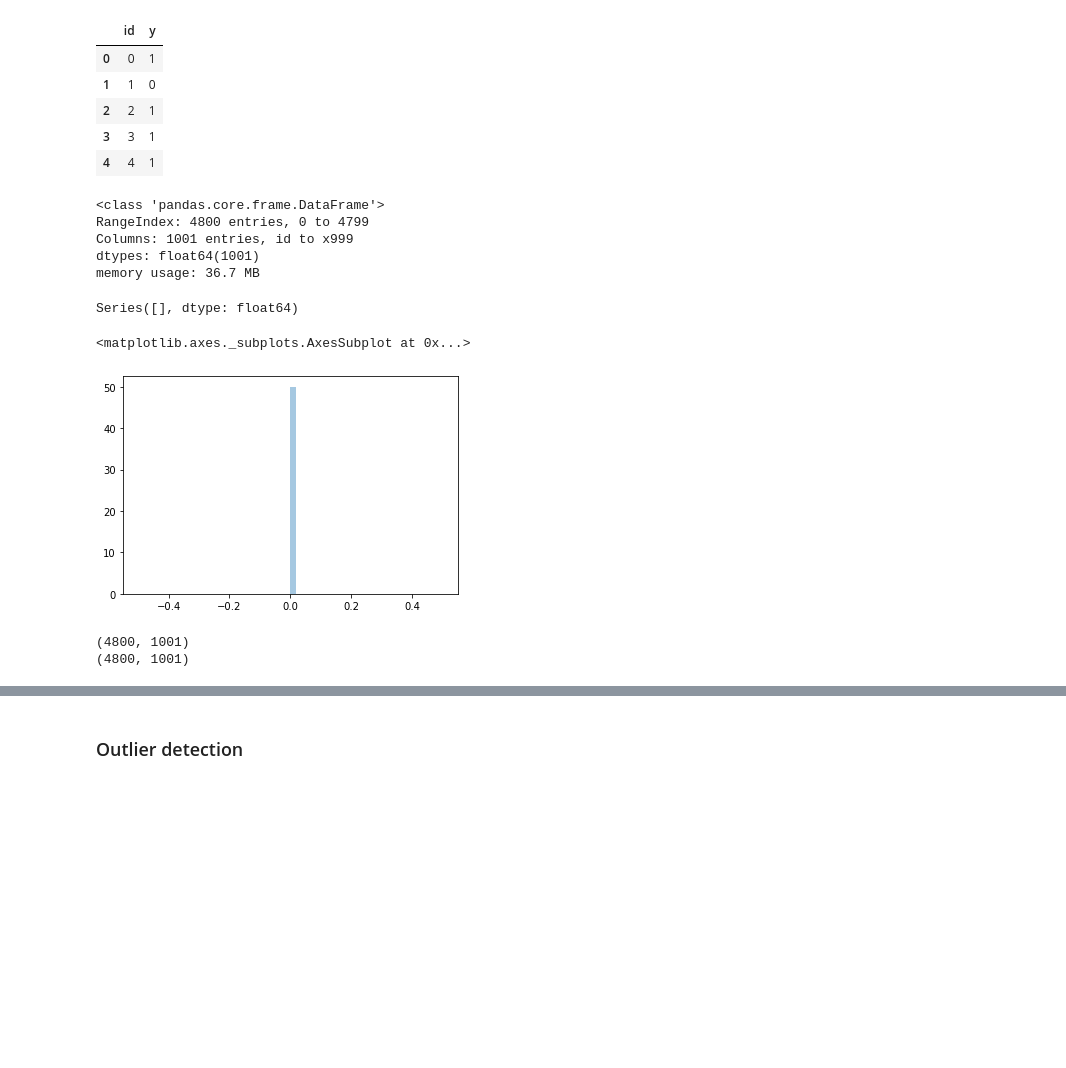
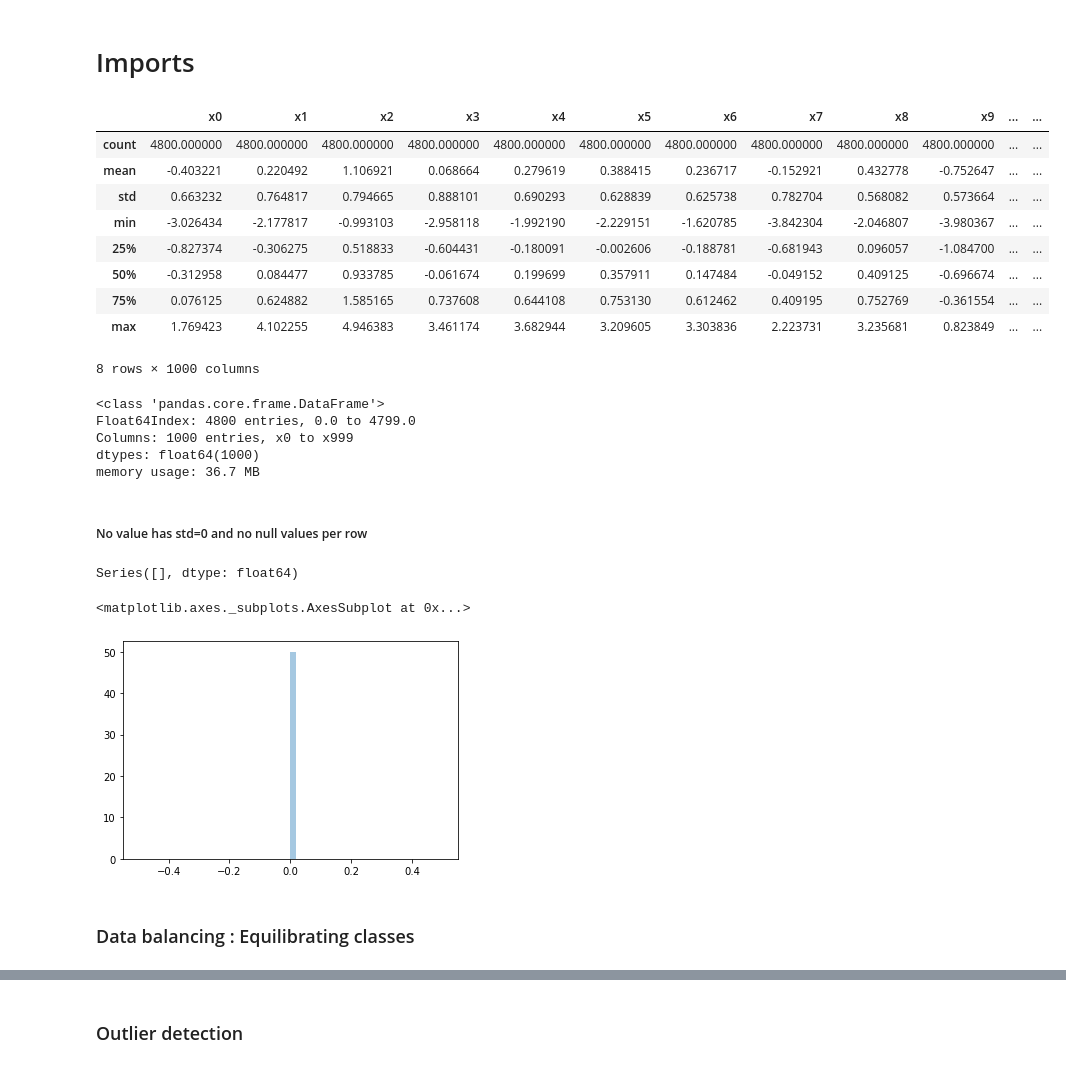
Before and after one commit to AugusteLef/DiseaseClassification, a Jupyter notebook: Niels.ipynb, the cells around one changed output, grey strips where cells are left out. Drawn from its saved outputs; the diff is of its cells as text; code cells hidden in the pictures; blank space fills up the shorter version.

```diff
--- a/Niels.ipynb
+++ b/Niels.ipynb
@@ -1,3 +1,5 @@
+# %% [markdown]
+# Imports
 # %%
 #Displaying and importing data
 import numpy as np
@@ -21,47 +27,39 @@ from sklearn.neural_network import MLPClassifier
 # %%
-X_train =  pd.read_csv("X_train.csv")
-y_train = pd.read_csv("y_train.csv")
+X_train =  pd.read_csv("X_train.csv",delimiter=",", index_col='id')
+y_train = pd.read_csv("y_train.csv",delimiter=",", index_col='id')
 
 X_test =  pd.read_csv("X_test.csv", delimiter=",", index_col='id')
 
 X_train.describe()
-y_train.head()
 # %% [output]
-|  | id | y |
-| 0 | 0 | 1 |
-| 1 | 1 | 0 |
-| 2 | 2 | 1 |
-| 3 | 3 | 1 |
-| 4 | 4 | 1 |
+|  | x0 | x1 | x2 | x3 | x4 | x5 | x6 | x7 | x8 | x9 | ... | ... |
+| count | 4800.000000 | 4800.000000 | 4800.000000 | 4800.000000 | 4800.000000 | 4800.000000 | 4800.000000 | 4800.000000 | 4800.000000 | 4800.000000 | ... | ... |
+| mean | -0.403221 | 0.220492 | 1.106921 | 0.068664 | 0.279619 | 0.388415 | 0.236717 | -0.152921 | 0.432778 | -0.752647 | ... | ... |
+| std | 0.663232 | 0.764817 | 0.794665 | 0.888101 | 0.690293 | 0.628839 | 0.625738 | 0.782704 | 0.568082 | 0.573664 | ... | ... |
+| min | -3.026434 | -2.177817 | -0.993103 | -2.958118 | -1.992190 | -2.229151 | -1.620785 | -3.842304 | -2.046807 | -3.980367 | ... | ... |
+| 25% | -0.827374 | -0.306275 | 0.518833 | -0.604431 | -0.180091 | -0.002606 | -0.188781 | -0.681943 | 0.096057 | -1.084700 | ... | ... |
+| 50% | -0.312958 | 0.084477 | 0.933785 | -0.061674 | 0.199699 | 0.357911 | 0.147484 | -0.049152 | 0.409125 | -0.696674 | ... | ... |
+| 75% | 0.076125 | 0.624882 | 1.585165 | 0.737608 | 0.644108 | 0.753130 | 0.612462 | 0.409195 | 0.752769 | -0.361554 | ... | ... |
+| max | 1.769423 | 4.102255 | 4.946383 | 3.461174 | 3.682944 | 3.209605 | 3.303836 | 2.223731 | 3.235681 | 0.823849 | ... | ... |
+8 rows × 1000 columns
 # %%
 X_train.info()
 # %% [output]
 <class 'pandas.core.frame.DataFrame'>
-RangeIndex: 4800 entries, 0 to 4799
-Columns: 1001 entries, id to x999
-dtypes: float64(1001)
+Float64Index: 4800 entries, 0.0 to 4799.0
+Columns: 1000 entries, x0 to x999
+dtypes: float64(1000)
 memory usage: 36.7 MB
-# %%
-#no value has std = 0
-X_train.std()[X_train.std() == 0]
-# %% [output]
-Series([], dtype: float64)
+# %% [markdown]
+##### No value has std=0 and no null values per row
 # %%
-#Number of null values per row : no null values
+print(X_train.std()[X_train.std() == 0])
 is_null_row = X_train.isnull().sum(axis=1)
 is_null_row.sort_values(inplace=True, ascending=False)
 sns.distplot(np.asarray(is_null_row))
 # %% [output]
-<matplotlib.axes._subplots.AxesSubplot at 0x...>
+Series([], dtype: float64)
+<matplotlib.axes._subplots.AxesSubplot at 0x...>
 [figure]
-# %%
-#Number of null values per feature -> no null values
-is_null_count = X_train.isnull().sum() / len(X_train)*100
-is_null_data = is_null_count[is_null_count>0]
-is_null_data.sort_values(inplace=True, ascending=False)
-print(X_train.shape)
-X_train_wt_null = X_train.dropna()
-print(X_train_wt_null.shape)
-# %% [output]
-(4800, 1001)
-(4800, 1001)
+# %% [markdown]
+### Data balancing : Equilibrating classes
```
Also changed, not shown: parts of 23 cells of this notebook, 2 other files.
